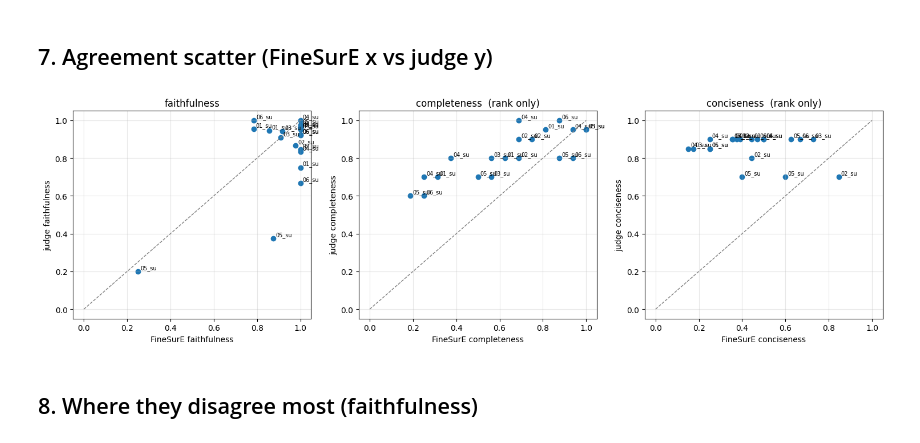
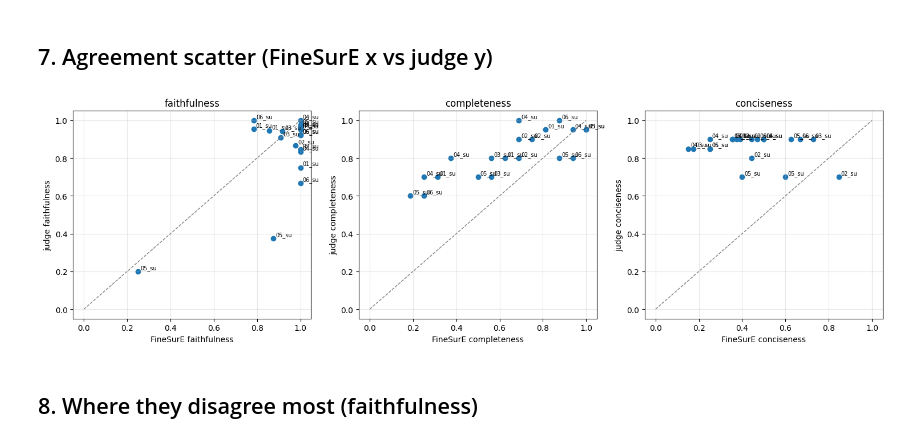
Before and after one commit to samarreguigui/summarization, a Jupyter notebook: COMPARE_finesure_vs_llmjudge_1.ipynb, the cells around one changed output. Drawn from its saved outputs; the diff is of its cells as text; code cells hidden in the pictures.

```diff
--- a/COMPARE_finesure_vs_llmjudge_1.ipynb
+++ b/COMPARE_finesure_vs_llmjudge_1.ipynb
@@ -247,19 +236,19 @@ conciseness  : Pearson -0.24 | Spearman +0.10 | mean|gap| 0.431   [RANK-comparab
 # %%
 import matplotlib.pyplot as plt
 fig, axes = plt.subplots(1, 3, figsize=(15, 4.6))
 for ax,(fcol,ncol,name,val) in zip(axes, DIMS):
     a = pd.to_numeric(cmp[fcol], errors='coerce'); b = pd.to_numeric(cmp[ncol], errors='coerce')
     ax.plot([0,1],[0,1],'--',color='gray',lw=1)
     ax.scatter(a, b)
     for _,r in cmp.iterrows():
         ax.annotate(r['summary_label'][:5], (r[fcol], r[ncol]), fontsize=7,
                     xytext=(3,3), textcoords='offset points')
     ax.set_xlim(-.05,1.05); ax.set_ylim(-.05,1.05)
     ax.set_xlabel(f'FineSurE {name}'); ax.set_ylabel(f'judge {name}')
-    ax.set_title(name + ('' if val else '  (rank only)')); ax.grid(alpha=.3)
+    ax.set_title(name ); ax.grid(alpha=.3)
 plt.tight_layout(); fig.savefig(FIG/'agreement_scatter.png', dpi=120); plt.show()
 # %% [output]
-[figure, old version]
+[figure, new version]
 # %% [markdown]
 ## 8. Where they disagree most (faithfulness)
 # %%
```
Also changed, not shown: parts of 2 cells of this notebook.
